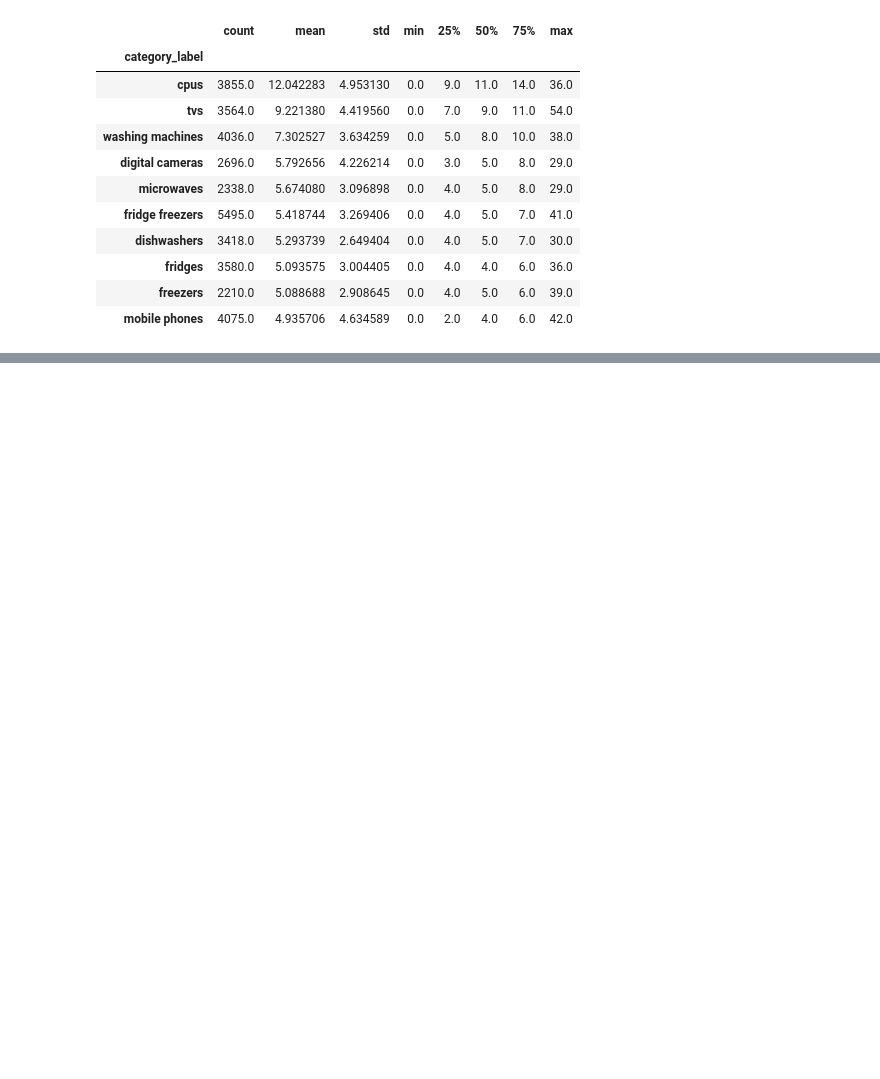
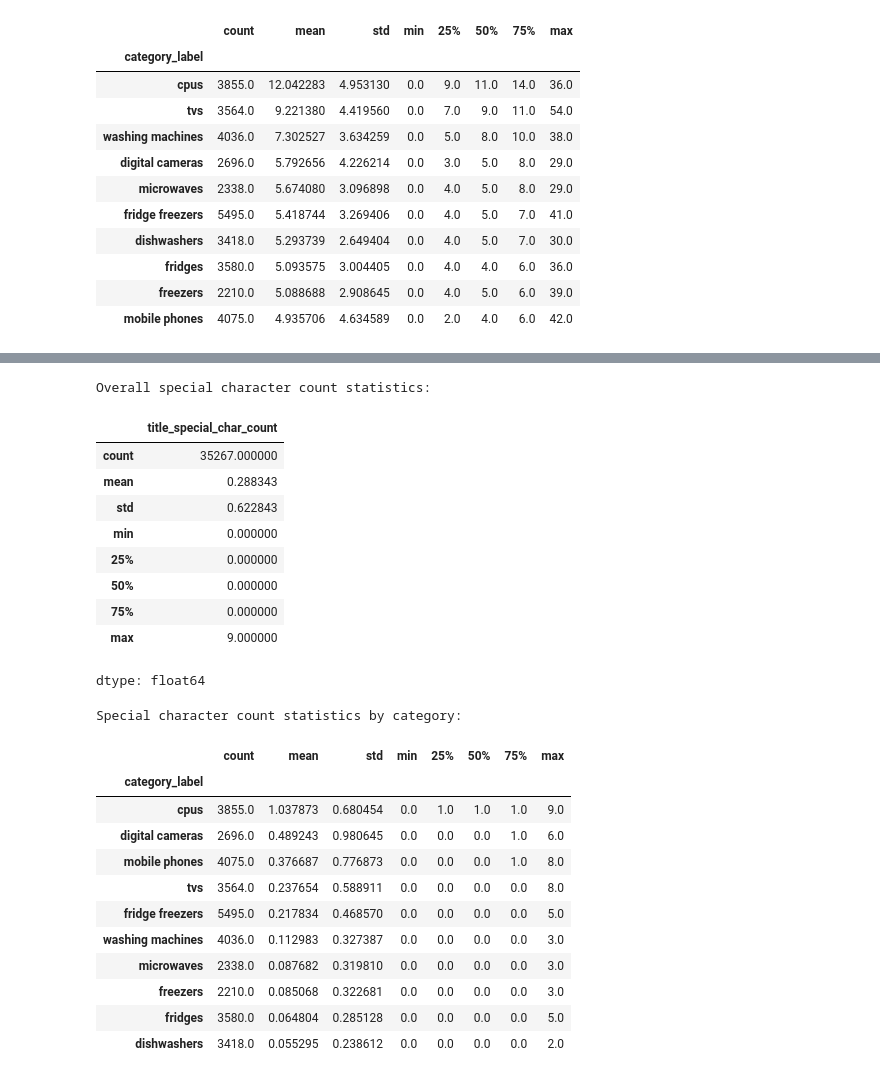
Before and after one commit to rakosdonja/product-category-classifier, a Jupyter notebook: notebooks/01_product_category_eda.ipynb, the cells around one changed output, grey strips where cells are left out. Drawn from its saved outputs; the diff is of its cells as text; code cells hidden in the pictures; blank space fills up the shorter version.

Commit message:
Add text EDA: special character analysis in product titles

```diff
--- a/notebooks/01_product_category_eda.ipynb
+++ b/notebooks/01_product_category_eda.ipynb
@@ -414,0 +426,44 @@ Digit count statistics by category:
+# %%
+# Count special (non-alphanumeric) characters in product titles
+df["title_special_char_count"] = (
+    df["product_title"]
+    .astype(str)
+    .str.count(r"[^a-zA-Z0-9\s]")
+)
+
+# Overall statistics
+print("Overall special character count statistics:")
+display(df["title_special_char_count"].describe())
+
+# Statistics by category
+print("\nSpecial character count statistics by category:")
+display(
+    df.groupby("category_label")["title_special_char_count"]
+      .describe()
+      .sort_values("mean", ascending=False)
+)
+# %% [output]
+Overall special character count statistics:
+|  | title_special_char_count |
+| count | 35267.000000 |
+| mean | 0.288343 |
+| std | 0.622843 |
+| min | 0.000000 |
+| 25% | 0.000000 |
+| 50% | 0.000000 |
+| 75% | 0.000000 |
+| max | 9.000000 |
+dtype: float64
+Special character count statistics by category:
+|  | count | mean | std | min | 25% | 50% | 75% | max |
+| category_label |  |  |  |  |  |  |  |  |
+| cpus | 3855.0 | 1.037873 | 0.680454 | 0.0 | 1.0 | 1.0 | 1.0 | 9.0 |
+| digital cameras | 2696.0 | 0.489243 | 0.980645 | 0.0 | 0.0 | 0.0 | 1.0 | 6.0 |
+| mobile phones | 4075.0 | 0.376687 | 0.776873 | 0.0 | 0.0 | 0.0 | 1.0 | 8.0 |
+| tvs | 3564.0 | 0.237654 | 0.588911 | 0.0 | 0.0 | 0.0 | 0.0 | 8.0 |
+| fridge freezers | 5495.0 | 0.217834 | 0.468570 | 0.0 | 0.0 | 0.0 | 0.0 | 5.0 |
+| washing machines | 4036.0 | 0.112983 | 0.327387 | 0.0 | 0.0 | 0.0 | 0.0 | 3.0 |
+| microwaves | 2338.0 | 0.087682 | 0.319810 | 0.0 | 0.0 | 0.0 | 0.0 | 3.0 |
+| freezers | 2210.0 | 0.085068 | 0.322681 | 0.0 | 0.0 | 0.0 | 0.0 | 3.0 |
+| fridges | 3580.0 | 0.064804 | 0.285128 | 0.0 | 0.0 | 0.0 | 0.0 | 5.0 |
+| dishwashers | 3418.0 | 0.055295 | 0.238612 | 0.0 | 0.0 | 0.0 | 0.0 | 2.0 |
```
Also changed, not shown: parts of 1 cell of this notebook.
